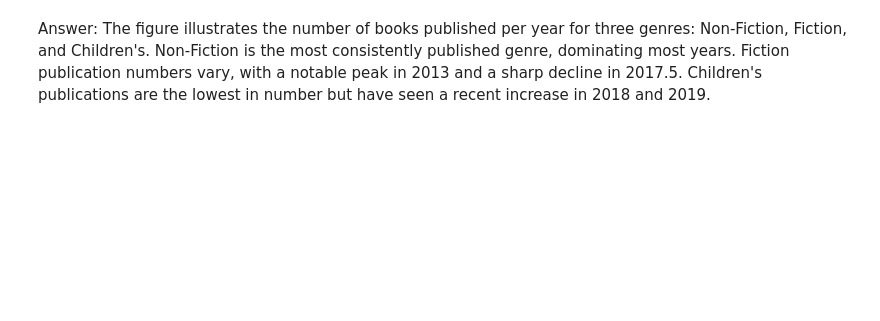
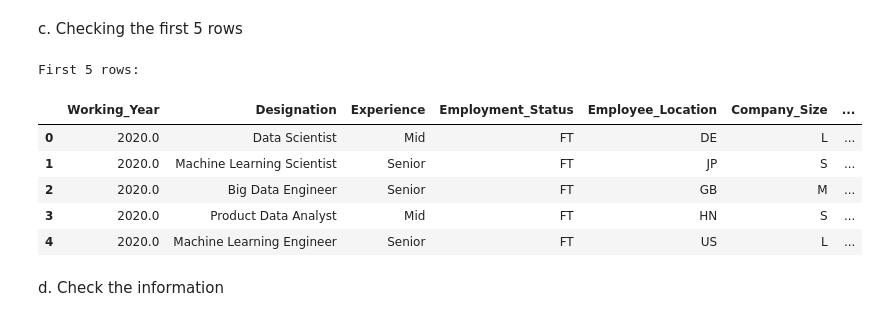
Before and after one commit to ienoiaa/ienoia, a Jupyter notebook: Calvario.ipynb, the cells around one changed output. Drawn from its saved outputs; the diff is of its cells as text; code cells hidden in the pictures; blank space fills up the shorter version.

```diff
--- a/Calvario.ipynb
+++ b/Calvario.ipynb
@@ -4,3 +10,5 @@
 import pandas as pd
 import matplotlib.pyplot as plt
 import seaborn as sns
+
+sal = pd.read_csv('salary_data.csv')
@@ -126,2 +15,15 @@ plt.show()
-# %% [markdown]
-Answer: The figure illustrates the number of books published per year for three genres: Non-Fiction, Fiction, and Children's. Non-Fiction is the most consistently published genre, dominating most years. Fiction publication numbers vary, with a notable peak in 2013 and a sharp decline in 2017.5. Children's publications are the lowest in number but have seen a recent increase in 2018 and 2019.
+# %% [markdown]
+c. Checking the first 5 rows
+# %%
+print("First 5 rows:\n")
+display(sal.head())
+# %% [output]
+First 5 rows:
+|  | Working_Year | Designation | Experience | Employment_Status | Employee_Location | Company_Size | ... |
+| 0 | 2020.0 | Data Scientist | Mid | FT | DE | L | ... |
+| 1 | 2020.0 | Machine Learning Scientist | Senior | FT | JP | S | ... |
+| 2 | 2020.0 | Big Data Engineer | Senior | FT | GB | M | ... |
+| 3 | 2020.0 | Product Data Analyst | Mid | FT | HN | S | ... |
+| 4 | 2020.0 | Machine Learning Engineer | Senior | FT | US | L | ... |
+# %% [markdown]
+d. Check the information
```
Also changed, not shown: parts of 34 cells of this notebook.
